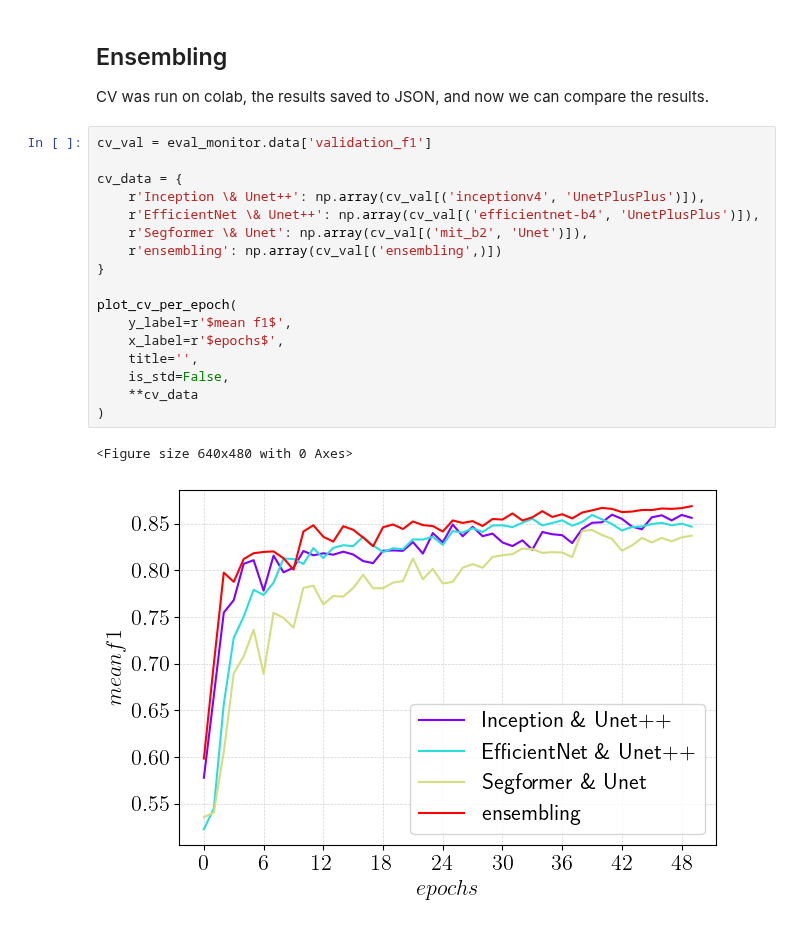
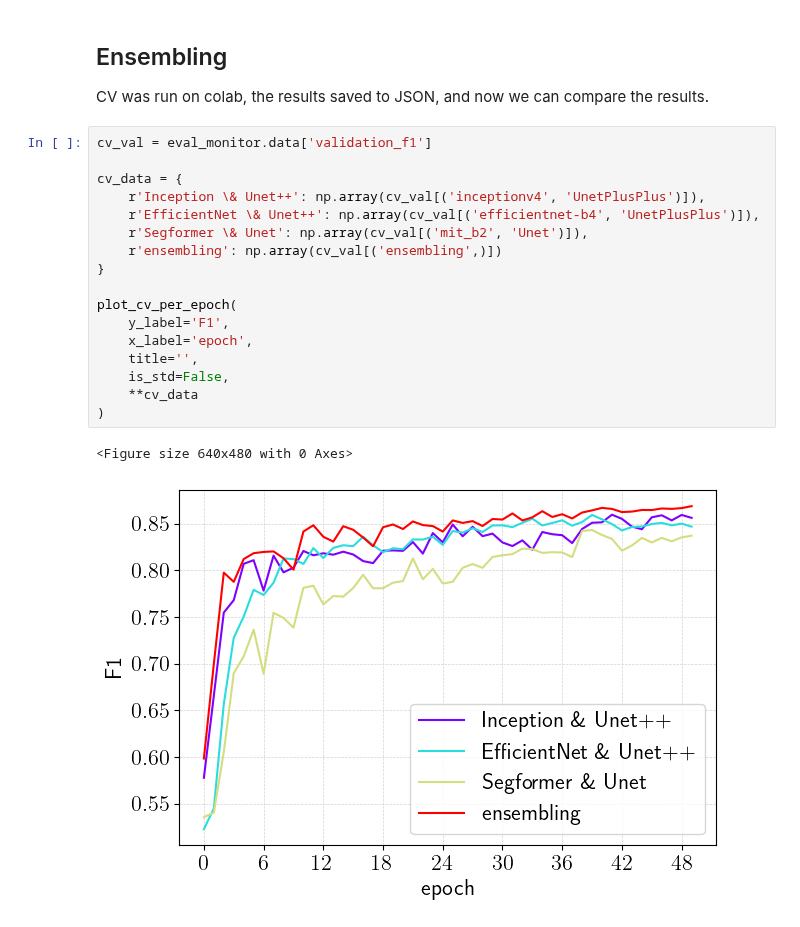
Before and after one commit to CS-433/ml-project-2-odds-oddities, a Jupyter notebook: notebooks/ensembling.ipynb, the cells around one changed output. Cells and saved outputs as stored; diff of their text form.

```diff
--- a/notebooks/ensembling.ipynb
+++ b/notebooks/ensembling.ipynb
@@ -184,20 +186,20 @@ CV was run on colab, the results saved to JSON, and now we can compare the resul
 # %%
 cv_val = eval_monitor.data['validation_f1']
 
 cv_data = {
     r'Inception \& Unet++': np.array(cv_val[('inceptionv4', 'UnetPlusPlus')]),
     r'EfficientNet \& Unet++': np.array(cv_val[('efficientnet-b4', 'UnetPlusPlus')]),
     r'Segformer \& Unet': np.array(cv_val[('mit_b2', 'Unet')]),
     r'ensembling': np.array(cv_val[('ensembling',)])
 }
 
 plot_cv_per_epoch(
-    y_label=r'$mean f1$',
-    x_label=r'$epochs$',
+    y_label='F1',
+    x_label='epoch',
     title='',
     is_std=False,
     **cv_data
 )
 # %% [output]
 <Figure size 640x480 with 0 Axes>
-[figure, old version]
+[figure, new version]
```
Also changed, not shown: parts of 1 cell of this notebook, 3 other files.
